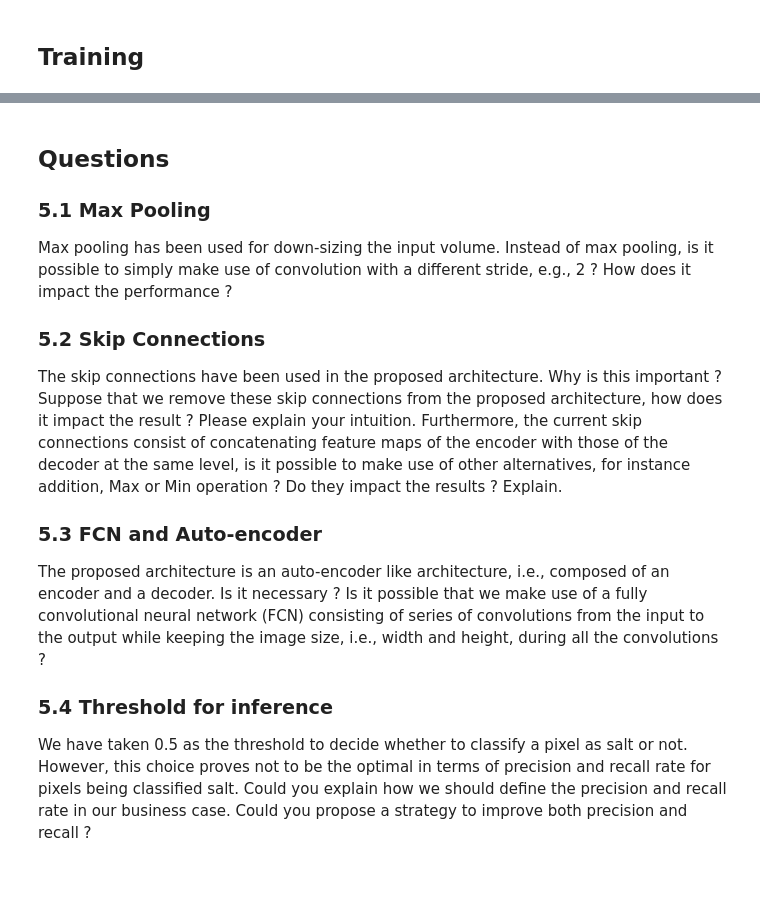
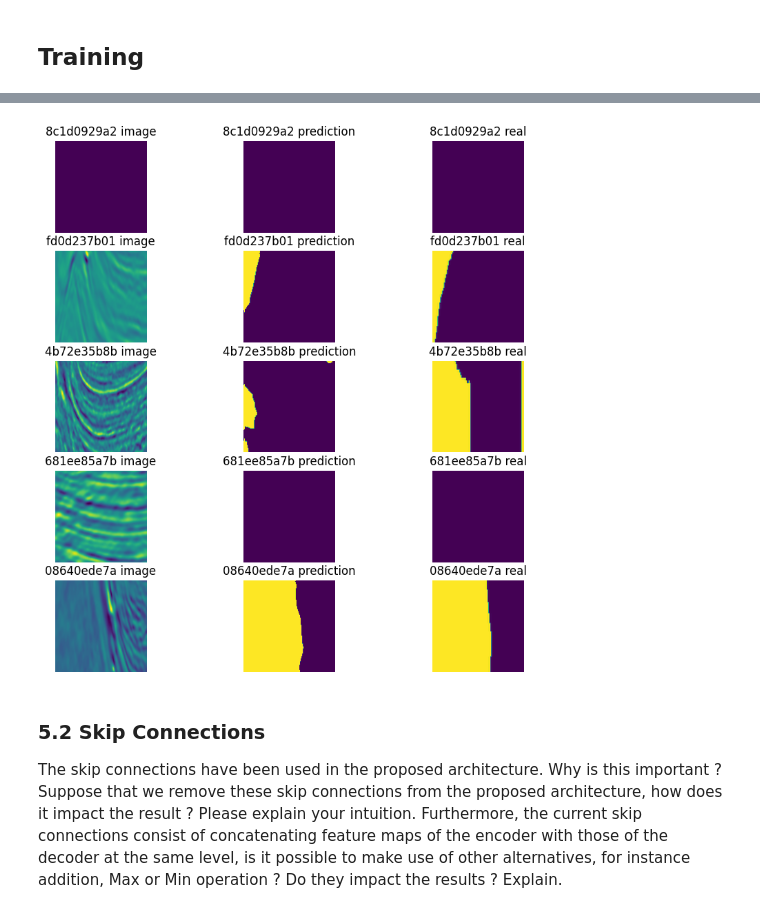
Before and after one commit to Jangberry/unet-salt, a Jupyter notebook: notebook.ipynb, the cells around one changed output, grey strips where cells are left out. Drawn from its saved outputs; the diff is of its cells as text; code cells hidden in the pictures; blank space fills up the shorter version.

```diff
--- a/notebook.ipynb
+++ b/notebook.ipynb
@@ -558,19 +733,18 @@ plt.show()
+# %%
+from random import sample
+# load from model2.pth
+model = UNet2().to('cuda')
+model.load_state_dict(torch.load('model2.pth'))
+
+ids = np.array(sample(list(dataset_ids), 5))
+
+predictions = predict(model, ids)
+
+plot_predictions(ids, predictions)
+# %% [output]
+[figure, added]
 # %% [markdown]
-## Questions
-
-### 5.1 Max Pooling
-
-Max pooling has been used for down-sizing the input volume. Instead of max pooling, is it possible to simply make use of convolution with a different stride, e.g., 2 ? How does it impact the performance ?
-
-
 ### 5.2 Skip Connections
 
 The skip connections have been used in the proposed architecture. Why is this important ? Suppose that we remove these skip connections from the proposed architecture, how does it impact the result ? Please explain your intuition. Furthermore, the current skip connections consist of concatenating feature maps of the encoder with those of the decoder at the same level, is it possible to make use of other alternatives, for instance addition, Max or Min operation
 ? Do they impact the results ? Explain.
-
-### 5.3 FCN and Auto-encoder
-The proposed architecture is an auto-encoder like architecture, i.e., composed of an encoder and a decoder. Is it  necessary ? Is it possible that we make use of a fully convolutional neural network (FCN) consisting of series of convolutions from the input to the output while keeping the image size, i.e., width and height, during all the convolutions ?
-
-
-### 5.4 Threshold for inference
-We have taken 0.5 as the threshold to decide whether to classify a pixel as salt or not. However, this choice proves not to be the optimal in terms of precision and recall rate for pixels being classified salt. Could you explain how we should define the precision and recall rate in our business case. Could you propose a strategy to improve both precision and recall ?
```
Also changed, not shown: parts of 13 cells of this notebook, 2 other files.
